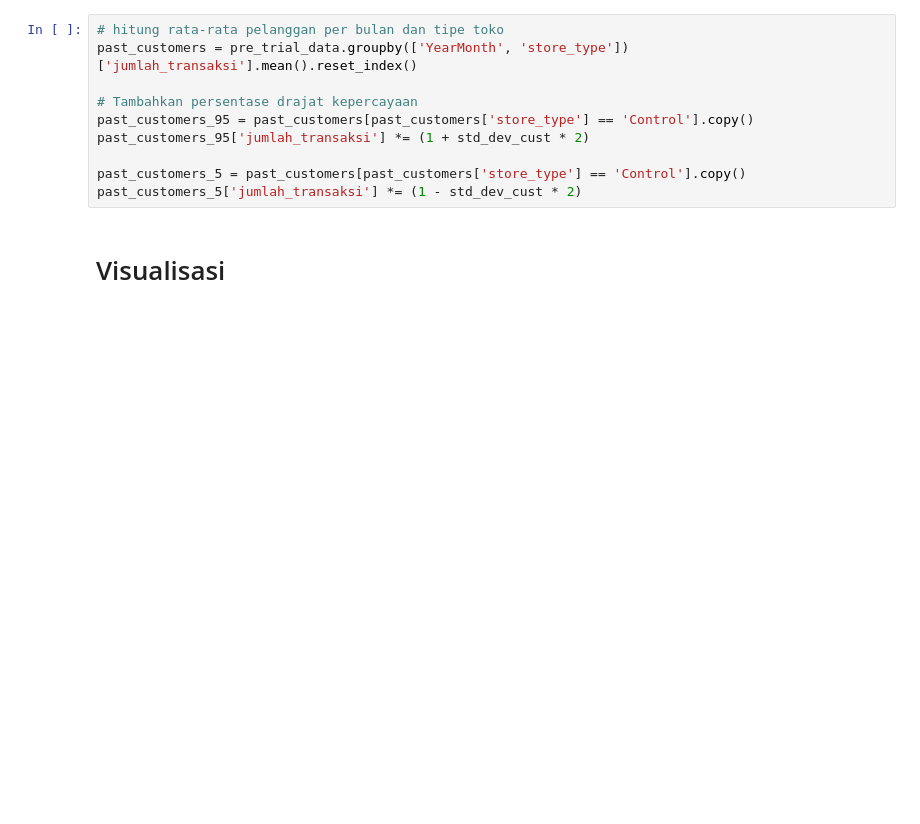
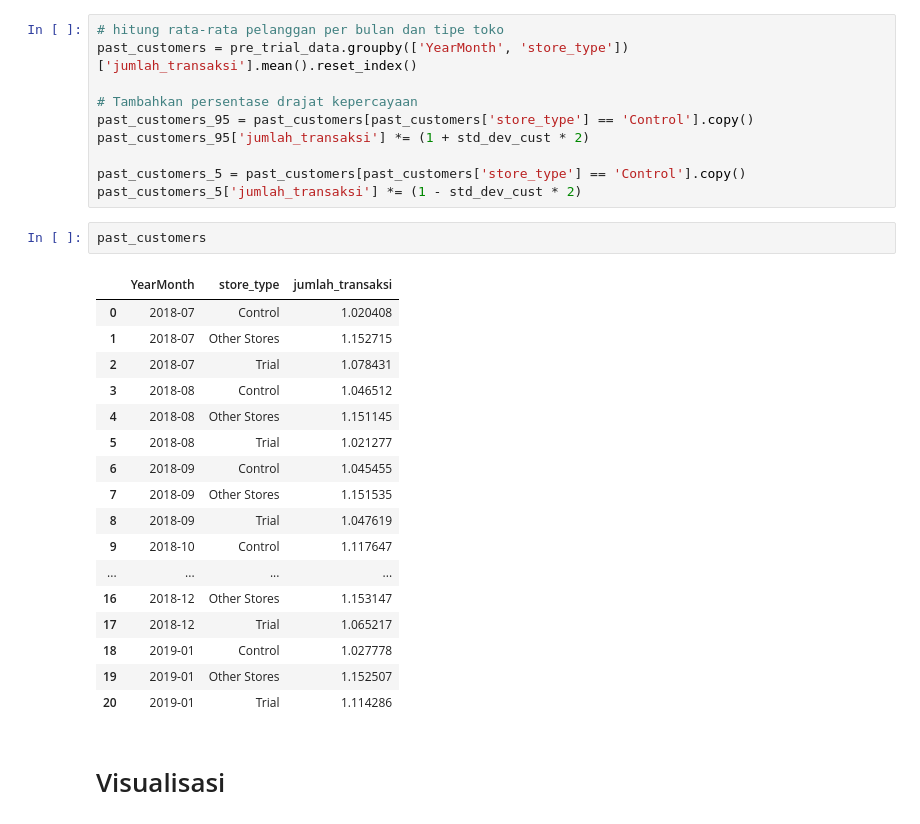
Before and after one commit to Aldistwn29/Experience_Perusahaan_Quantum, a Jupyter notebook: ritel_quantum.ipynb, the cells around one changed output. Saved outputs shown, nothing was run; the diff lists cells and outputs as text; blank space fills up the shorter version.

```diff
--- a/ritel_quantum.ipynb
+++ b/ritel_quantum.ipynb
@@ -566,6 +626,26 @@ past_customers_95['jumlah_transaksi'] *= (1 + std_dev_cust * 2)
 
 past_customers_5 = past_customers[past_customers['store_type'] == 'Control'].copy()
 past_customers_5['jumlah_transaksi'] *= (1 - std_dev_cust * 2)
+# %%
+past_customers
+# %% [output]
+|  | YearMonth | store_type | jumlah_transaksi |
+| 0 | 2018-07 | Control | 1.020408 |
+| 1 | 2018-07 | Other Stores | 1.152715 |
+| 2 | 2018-07 | Trial | 1.078431 |
+| 3 | 2018-08 | Control | 1.046512 |
+| 4 | 2018-08 | Other Stores | 1.151145 |
+| 5 | 2018-08 | Trial | 1.021277 |
+| 6 | 2018-09 | Control | 1.045455 |
+| 7 | 2018-09 | Other Stores | 1.151535 |
+| 8 | 2018-09 | Trial | 1.047619 |
+| 9 | 2018-10 | Control | 1.117647 |
+| ... | ... | ... | ... |
+| 16 | 2018-12 | Other Stores | 1.153147 |
+| 17 | 2018-12 | Trial | 1.065217 |
+| 18 | 2019-01 | Control | 1.027778 |
+| 19 | 2019-01 | Other Stores | 1.152507 |
+| 20 | 2019-01 | Trial | 1.114286 |
 # %% [markdown]
 # Visualisasi
 # %%
```
Also changed, not shown: parts of 23 cells of this notebook.
